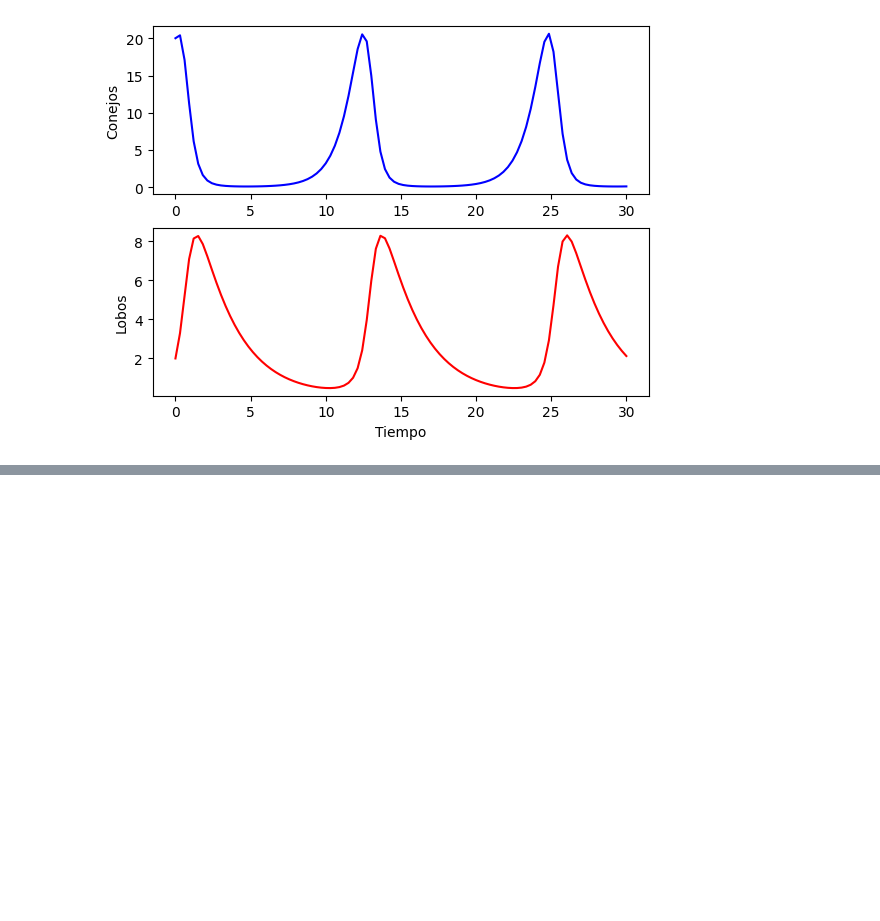
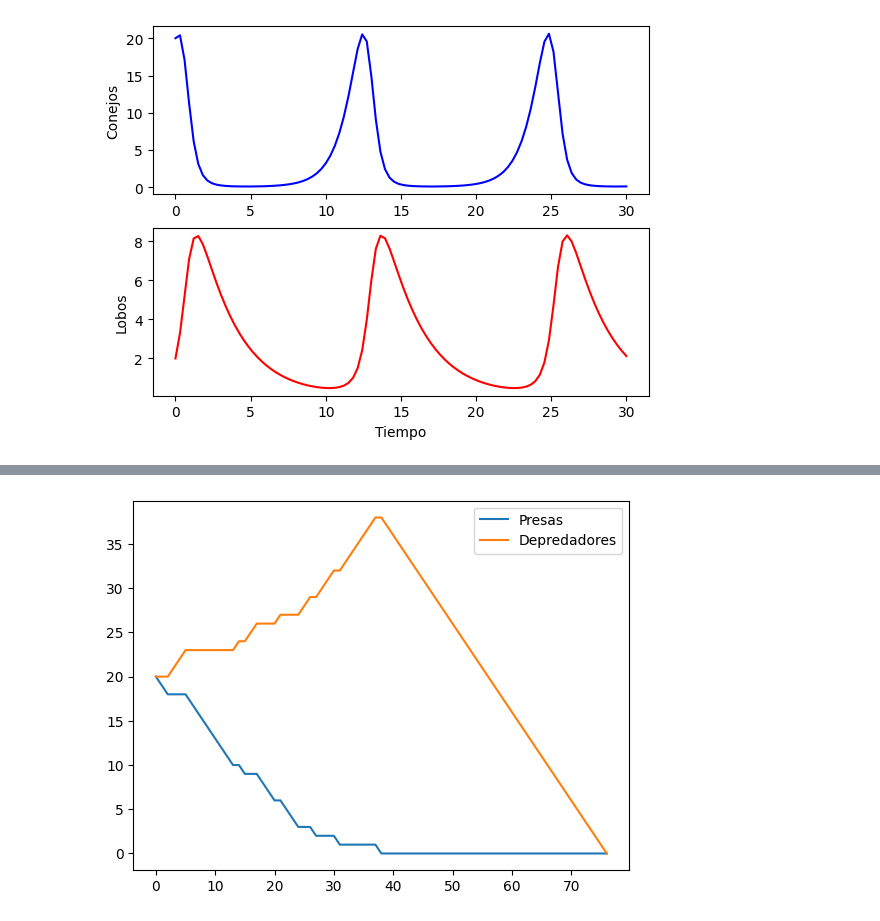
Before and after one commit to ZahibVentura/M-todos-de-Optimizaci-n-, a Jupyter notebook: Lotk_Volterra.ipynb, the cells around one changed output, grey strips where cells are left out. Saved outputs shown, nothing was run; the diff lists cells and outputs as text; code cells hidden in the pictures; blank space fills up the shorter version.

```diff
--- a/Lotk_Volterra.ipynb
+++ b/Lotk_Volterra.ipynb
@@ -44,0 +100,39 @@ plt.show()
+# %%
+# @title Codigo madre
+a = 1.1
+b = 0.4
+d = 0.4
+c = 0.1
+
+P = 20
+D = 20
+listaP = [P]
+listaD = [D]
+
+for i in range(2000):
+  lmb_P = P*(a - b*D)
+  lmb_D = D*(-c + d*P)
+  Delta_tp = np.random.exponential(abs(1/lmb_P)) if lmb_P != 0 else np.inf
+  Delta_td = np.random.exponential(abs(1/lmb_D)) if lmb_D != 0 else np.inf
+
+
+  if Delta_tp < Delta_td:
+    if P == 0:
+      break
+    else:
+      if np.sign(lmb_P) == 1:
+        P += 1
+      else:
+        P -= 1
+  else:
+    if D == 0:
+      break
+    else:
+      if np.sign(lmb_D) == 1:
+        D += 1
+      else:
+        D -= 1
+  listaP.append(P)
+  listaD.append(D)
+
+  print(f'Iteración {i+1} --> Presas: {P}, Depredadores: {D}')
@@ -44,0 +157,7 @@ plt.show()
+# %%
+plt.plot(listaP,label="Presas")
+plt.plot(listaD,label="Depredadores")
+plt.legend()
+plt.show()
+# %% [output]
+[figure, added]
```
Also changed, not shown: parts of 17 cells of this notebook.
